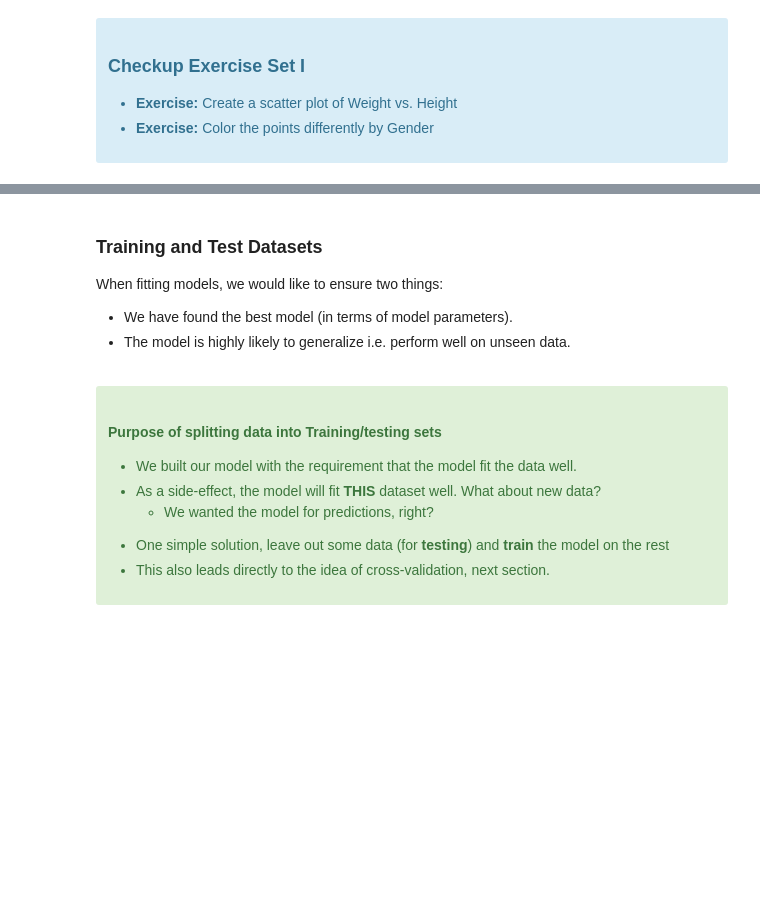
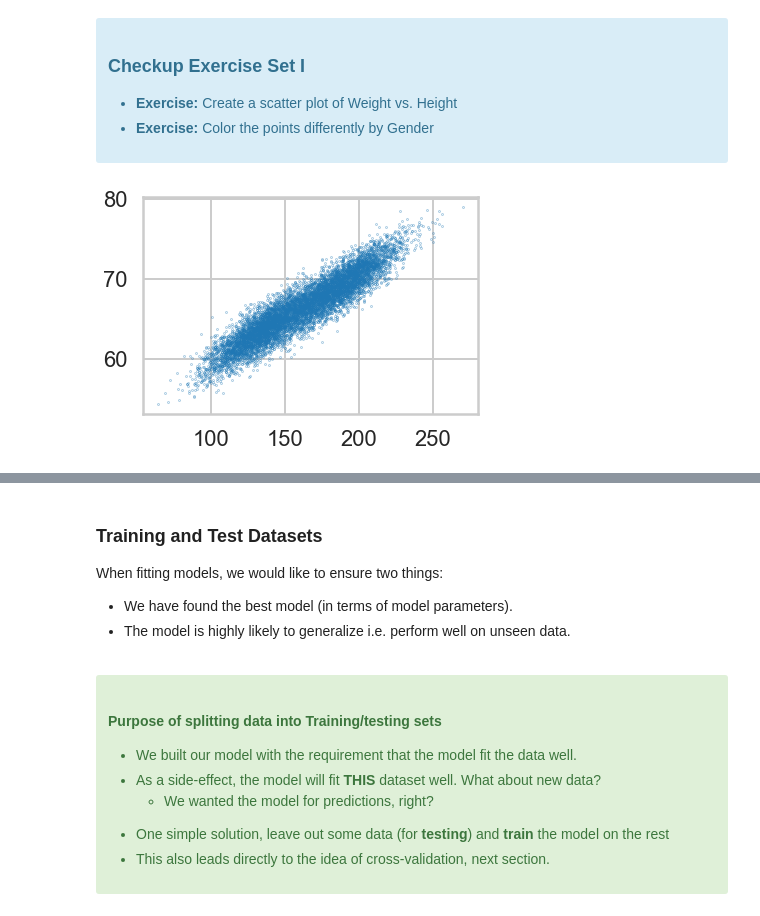
Before and after one commit to randrmoel/logistic_reg, a Jupyter notebook: Logistic Regression Advanced Case Study.ipynb, the cells around one changed output, grey strips where cells are left out. Drawn from its saved outputs; the diff is of its cells as text; code cells hidden in the pictures; blank space fills up the shorter version.

```diff
--- a/Logistic Regression Advanced Case Study.ipynb
+++ b/Logistic Regression Advanced Case Study.ipynb
@@ -124,0 +123,6 @@ with the "response" or "label" $y$ as a plain array of 0s and 1s for binary clas
+# %%
+# your turn
+_ = plt.scatter(dflog['Weight'], dflog['Height'], s =.1)
+plt.show()
+# %% [output]
+[figure, added]
```
Also changed, not shown: parts of 3 cells of this notebook.
